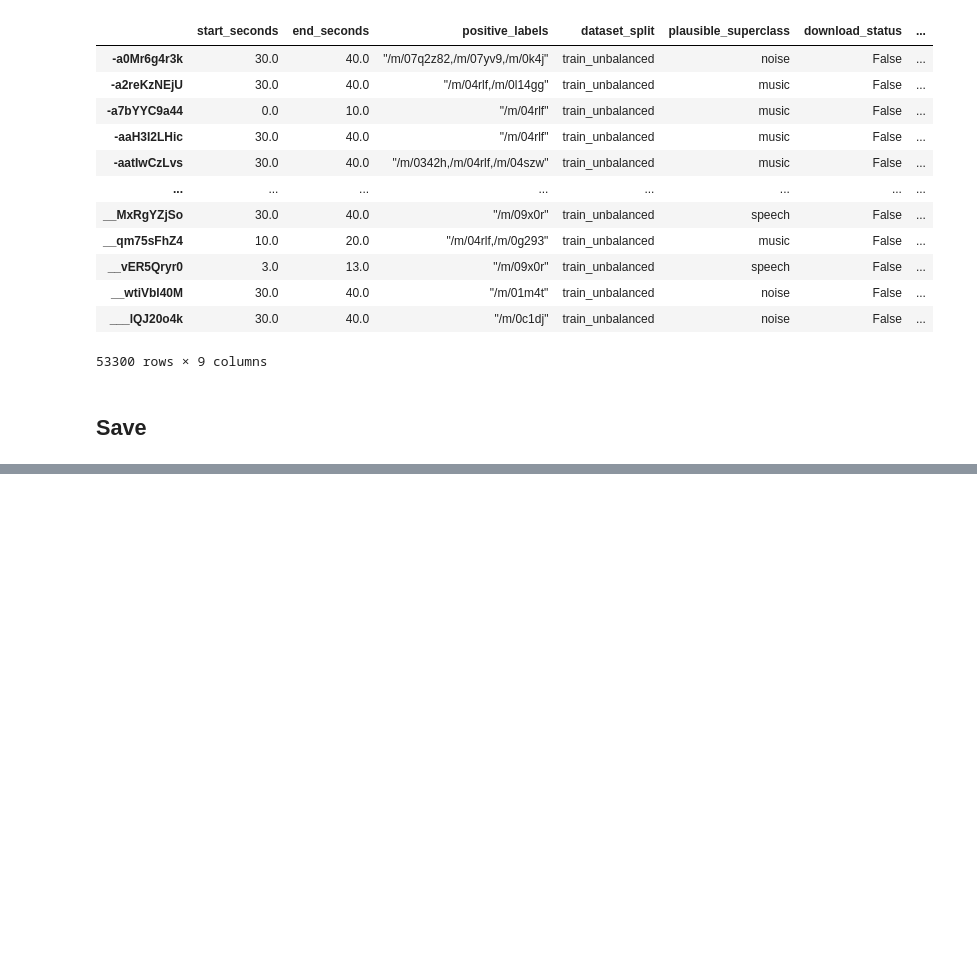
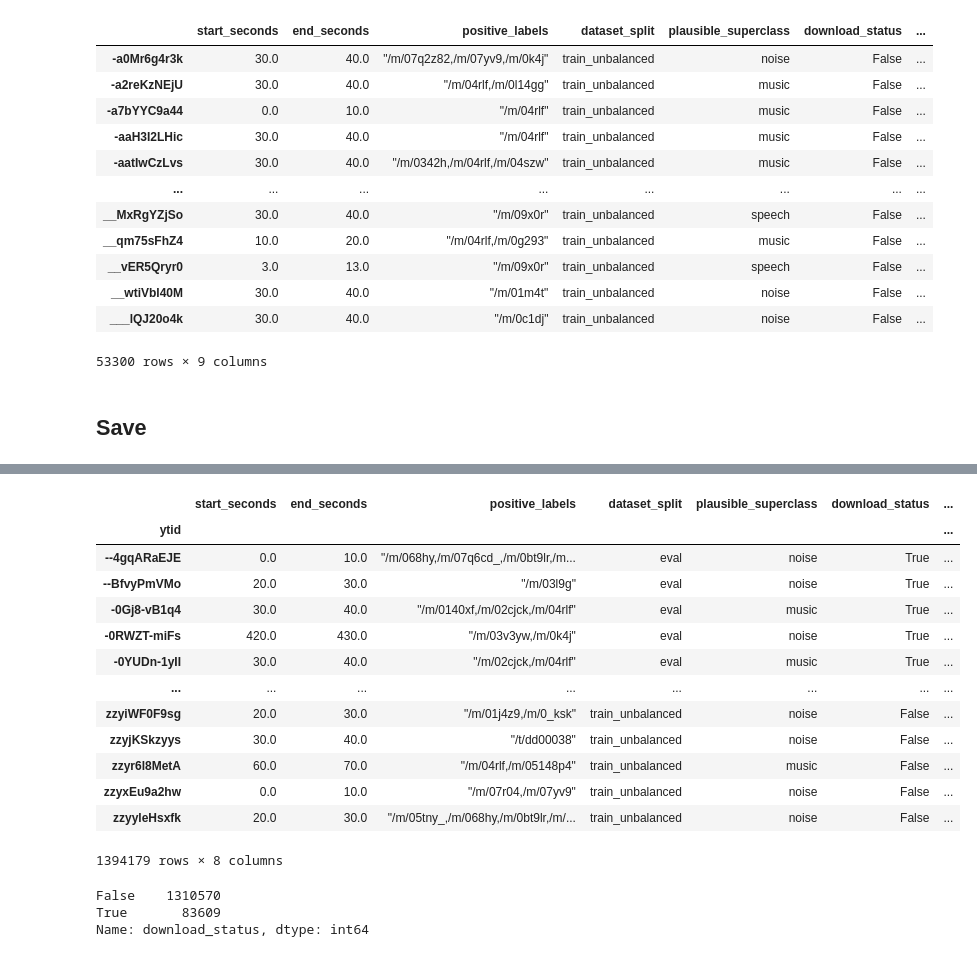
Before and after one commit to shamim-hussain/audioset_speech_music_noise, a Jupyter notebook: audioset.ipynb, the cells around one changed output, grey strips where cells are left out. Drawn from its saved outputs; the diff is of its cells as text; code cells hidden in the pictures; blank space fills up the shorter version.

Commit message:
downloaded file annotations

```diff
--- a/audioset.ipynb
+++ b/audioset.ipynb
@@ -1156,0 +1159,8 @@ df_audioset.reset_index().to_json('processed/audioset_annot_4k.json.gz',orient='
+# %%
+from pathlib import Path
+import pandas as pd
+
+base_path = Path(r'G:\datasets\audioset')
+
+df_audioset = pd.read_json(str(base_path/'audioset_annot_4k.json.gz')).set_index('ytid')
+df_audioset.head()
@@ -1156,0 +1175,3 @@ df_audioset.reset_index().to_json('processed/audioset_annot_4k.json.gz',orient='
+# %%
+wav_files = list(base_path.rglob('*.wav'))
+len(wav_files)
@@ -1156,0 +1180,3 @@ df_audioset.reset_index().to_json('processed/audioset_annot_4k.json.gz',orient='
+# %%
+wav_file_paths = pd.Series(dict((wav_file.stem, wav_file.relative_to(base_path)) for wav_file in wav_files))
+wav_file_paths.head()
@@ -1156,0 +1190,4 @@ df_audioset.reset_index().to_json('processed/audioset_annot_4k.json.gz',orient='
+# %%
+df_audioset['wav_file_path'] = ''
+df_audioset.loc[wav_file_paths.index, 'wav_file_path'] = wav_file_paths
+df_audioset
@@ -1156,0 +1209,24 @@ df_audioset.reset_index().to_json('processed/audioset_annot_4k.json.gz',orient='
+# %%
+df_audioset = df_audioset[df_audioset.plausible_superclass.isin(['noise','music','speech'])]
+df_audioset
+# %% [output]
+|  | start_seconds | end_seconds | positive_labels | dataset_split | plausible_superclass | download_status | ... |
+| ytid |  |  |  |  |  |  | ... |
+| --4gqARaEJE | 0.0 | 10.0 | "/m/068hy,/m/07q6cd_,/m/0bt9lr,/m... | eval | noise | True | ... |
+| --BfvyPmVMo | 20.0 | 30.0 | "/m/03l9g" | eval | noise | True | ... |
+| -0Gj8-vB1q4 | 30.0 | 40.0 | "/m/0140xf,/m/02cjck,/m/04rlf" | eval | music | True | ... |
+| -0RWZT-miFs | 420.0 | 430.0 | "/m/03v3yw,/m/0k4j" | eval | noise | True | ... |
+| -0YUDn-1yII | 30.0 | 40.0 | "/m/02cjck,/m/04rlf" | eval | music | True | ... |
+| ... | ... | ... | ... | ... | ... | ... | ... |
+| zzyiWF0F9sg | 20.0 | 30.0 | "/m/01j4z9,/m/0_ksk" | train_unbalanced | noise | False | ... |
+| zzyjKSkzyys | 30.0 | 40.0 | "/t/dd00038" | train_unbalanced | noise | False | ... |
+| zzyr6l8MetA | 60.0 | 70.0 | "/m/04rlf,/m/05148p4" | train_unbalanced | music | False | ... |
+| zzyxEu9a2hw | 0.0 | 10.0 | "/m/07r04,/m/07yv9" | train_unbalanced | noise | False | ... |
+| zzyyleHsxfk | 20.0 | 30.0 | "/m/05tny_,/m/068hy,/m/0bt9lr,/m/... | train_unbalanced | noise | False | ... |
+1394179 rows × 8 columns
+# %%
+df_audioset.download_status.value_counts()
+# %% [output]
+False    1310570
+True       83609
+Name: download_status, dtype: int64
```
Also changed, not shown: parts of 10 cells of this notebook, 1 other file.
